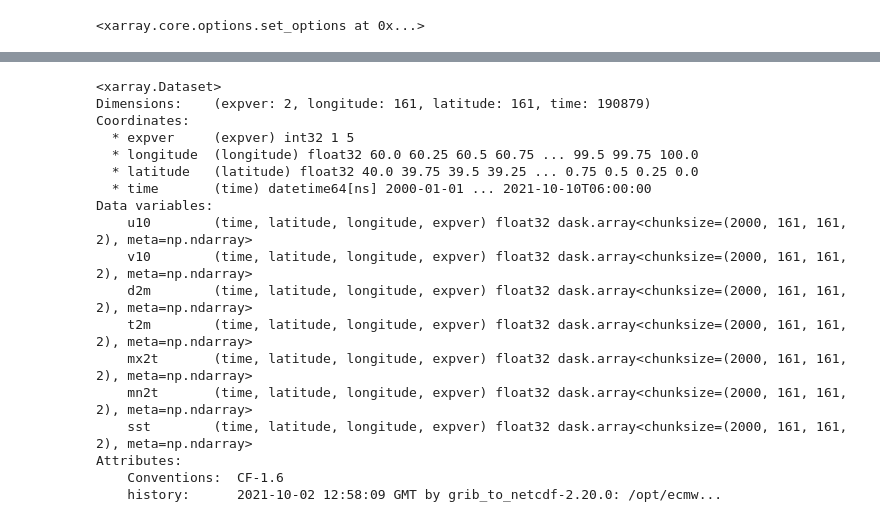
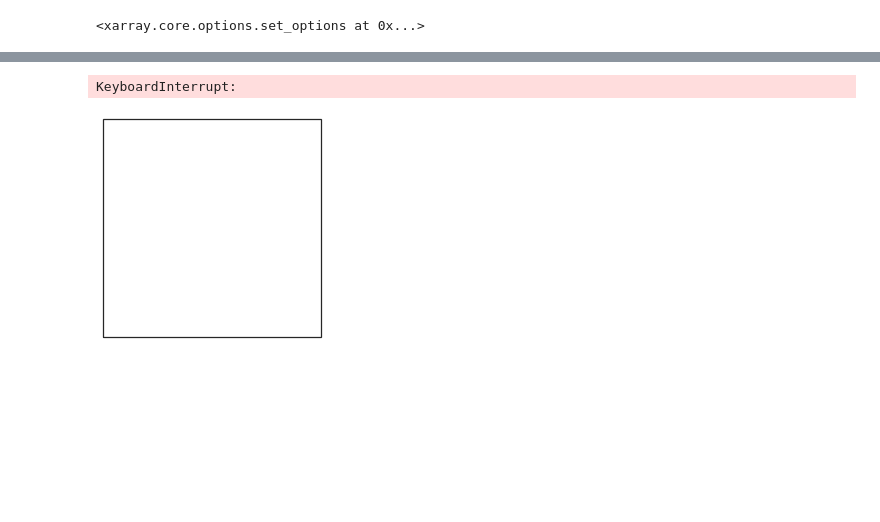
Before and after one commit to adisen99/msc_project, a Jupyter notebook: analysis02.ipynb, the cells around one changed output, grey strips where cells are left out. Saved outputs shown, nothing was run; the diff lists cells and outputs as text; code cells hidden in the pictures; blank space fills up the shorter version.

```diff
--- a/analysis02.ipynb
+++ b/analysis02.ipynb
@@ -110,0 +98,2 @@ Climate Data Operators version 1.9.10 (https://mpimet.mpg.de/cdo)
+# %%
+precip = precip.resample(time = '1H').mean()
@@ -110,0 +127,11 @@ Climate Data Operators version 1.9.10 (https://mpimet.mpg.de/cdo)
+# %%
+ax = plt.axes(projection=ccrs.PlateCarree())
+ax.set_extent([59.9, 100.1, 0, 40.1], crs=ccrs.PlateCarree())
+precip.mean(dim = 'time').plot.contourf(ax = ax, extend='neither', levels=10)
+ax.coastlines()
+gridliner = ax.gridlines(crs=ccrs.PlateCarree(), draw_labels=True, linewidth=2, color='gray', alpha=0.1, linestyle='--')
+gridliner.top_labels = False
+gridliner.right_labels = False
+gridliner.ylines = False  # you need False
+gridliner.xlines = False  # you need False
+# %% [output]
@@ -111,3 +155,5 @@ Climate Data Operators version 1.9.10 (https://mpimet.mpg.de/cdo)
+KeyboardInterrupt:
+[figure, added]
 # %%
 mfdata_DIR2 = './data/era_data/*.nc'
 
@@ -115,21 +161,0 @@ ds2 = xr.open_mfdataset(mfdata_DIR2, chunks={'time':2000}, engine='netcdf4', com
-# %%
-ds2
-# %% [output]
-<xarray.Dataset>
-Dimensions:    (expver: 2, longitude: 161, latitude: 161, time: 190879)
-Coordinates:
-  * expver     (expver) int32 1 5
-  * longitude  (longitude) float32 60.0 60.25 60.5 60.75 ... 99.5 99.75 100.0
-  * latitude   (latitude) float32 40.0 39.75 39.5 39.25 ... 0.75 0.5 0.25 0.0
-  * time       (time) datetime64[ns] 2000-01-01 ... 2021-10-10T06:00:00
-Data variables:
-    u10        (time, latitude, longitude, expver) float32 dask.array<chunksize=(2000, 161, 161, 2), meta=np.ndarray>
-    v10        (time, latitude, longitude, expver) float32 dask.array<chunksize=(2000, 161, 161, 2), meta=np.ndarray>
-    d2m        (time, latitude, longitude, expver) float32 dask.array<chunksize=(2000, 161, 161, 2), meta=np.ndarray>
-    t2m        (time, latitude, longitude, expver) float32 dask.array<chunksize=(2000, 161, 161, 2), meta=np.ndarray>
-    mx2t       (time, latitude, longitude, expver) float32 dask.array<chunksize=(2000, 161, 161, 2), meta=np.ndarray>
-    mn2t       (time, latitude, longitude, expver) float32 dask.array<chunksize=(2000, 161, 161, 2), meta=np.ndarray>
-    sst        (time, latitude, longitude, expver) float32 dask.array<chunksize=(2000, 161, 161, 2), meta=np.ndarray>
-Attributes:
-    Conventions:  CF-1.6
-    history:      2021-10-02 12:58:09 GMT by grib_to_netcdf-2.20.0: /opt/ecmw...
```
Also changed, not shown: parts of 19 cells of this notebook, 1 other file.
